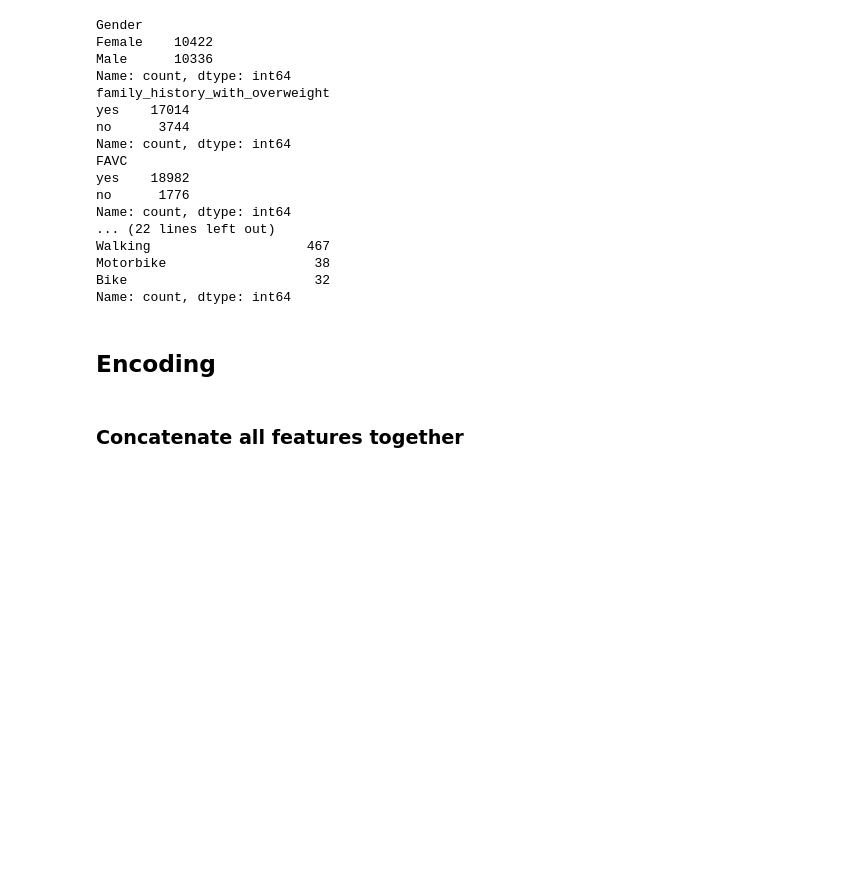
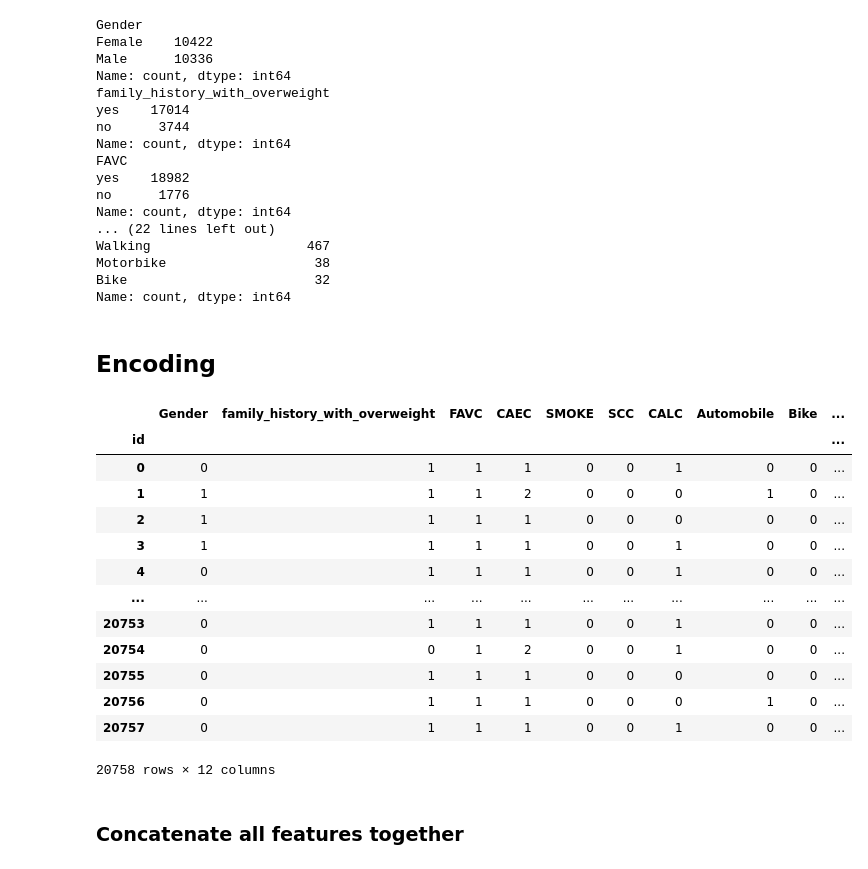
Before and after one commit to j2nhyeok/Multi-Class-Prediction-of-Obesity-Risk, a Jupyter notebook: obesity-classifier.ipynb, the cells around one changed output. Drawn from its saved outputs; the diff is of its cells as text; code cells hidden in the pictures; blank space fills up the shorter version.

```diff
--- a/obesity-classifier.ipynb
+++ b/obesity-classifier.ipynb
@@ -285,25 +227,42 @@ Name: count, dtype: int64
 # %% [markdown]
 ## Encoding
 # %%
+# 범주형 칼럼 인코딩(Label encoding, one-hot encoding)
+
 df_encoded = df_categorical.copy(deep=True)
 
 # Label encoding
 df_encoded['Gender'] = df_categorical['Gender'].map({'Male':0, 'Female':1})
 df_encoded['family_history_with_overweight'] = df_encoded['family_history_with_overweight'].map({'no':0, 'yes':1})
 df_encoded['FAVC'] = df_categorical['FAVC'].map({'no':0, 'yes':1})
 df_encoded['CAEC'] = df_categorical['CAEC'].map({'no':0, 'Sometimes':1, 'Frequently':2, 'Always':3})
 df_encoded['SMOKE'] = df_categorical['SMOKE'].map({'no':0, 'yes':1})
 df_encoded['SCC'] = df_categorical['SCC'].map({'no':0, 'yes':1})
 df_encoded['CALC'] = df_categorical['CALC'].map({'no':0, 'Sometimes': 1, 'Frequently':2, 'Always':3})
 # One-Hot encoding
 df_onehot = pd.get_dummies(df_categorical['MTRANS']).astype(int)
 df_encoded.drop('MTRANS', axis=1, inplace=True)
 
 # concatenate
 # one feature of df_encoded is redundant; we can remove it
-df_encoded = pd.concat([df_encoded, df_onehot.iloc[:, 0:-1]], axis = 1)
+df_encoded = pd.concat([df_encoded, df_onehot.iloc[:, :]], axis = 1)
 
-df_encoded
+df_encoded # 문자 -> 숫자 인코딩
+# %% [output]
+|  | Gender | family_history_with_overweight | FAVC | CAEC | SMOKE | SCC | CALC | Automobile | Bike | ... |
+| id |  |  |  |  |  |  |  |  |  | ... |
+| 0 | 0 | 1 | 1 | 1 | 0 | 0 | 1 | 0 | 0 | ... |
+| 1 | 1 | 1 | 1 | 2 | 0 | 0 | 0 | 1 | 0 | ... |
+| 2 | 1 | 1 | 1 | 1 | 0 | 0 | 0 | 0 | 0 | ... |
+| 3 | 1 | 1 | 1 | 1 | 0 | 0 | 1 | 0 | 0 | ... |
+| 4 | 0 | 1 | 1 | 1 | 0 | 0 | 1 | 0 | 0 | ... |
+| ... | ... | ... | ... | ... | ... | ... | ... | ... | ... | ... |
+| 20753 | 0 | 1 | 1 | 1 | 0 | 0 | 1 | 0 | 0 | ... |
+| 20754 | 0 | 0 | 1 | 2 | 0 | 0 | 1 | 0 | 0 | ... |
+| 20755 | 0 | 1 | 1 | 1 | 0 | 0 | 0 | 0 | 0 | ... |
+| 20756 | 0 | 1 | 1 | 1 | 0 | 0 | 0 | 1 | 0 | ... |
+| 20757 | 0 | 1 | 1 | 1 | 0 | 0 | 1 | 0 | 0 | ... |
+20758 rows × 12 columns
 # %% [markdown]
 ### Concatenate all features together
 # %%
```
Also changed, not shown: parts of 58 cells of this notebook.
